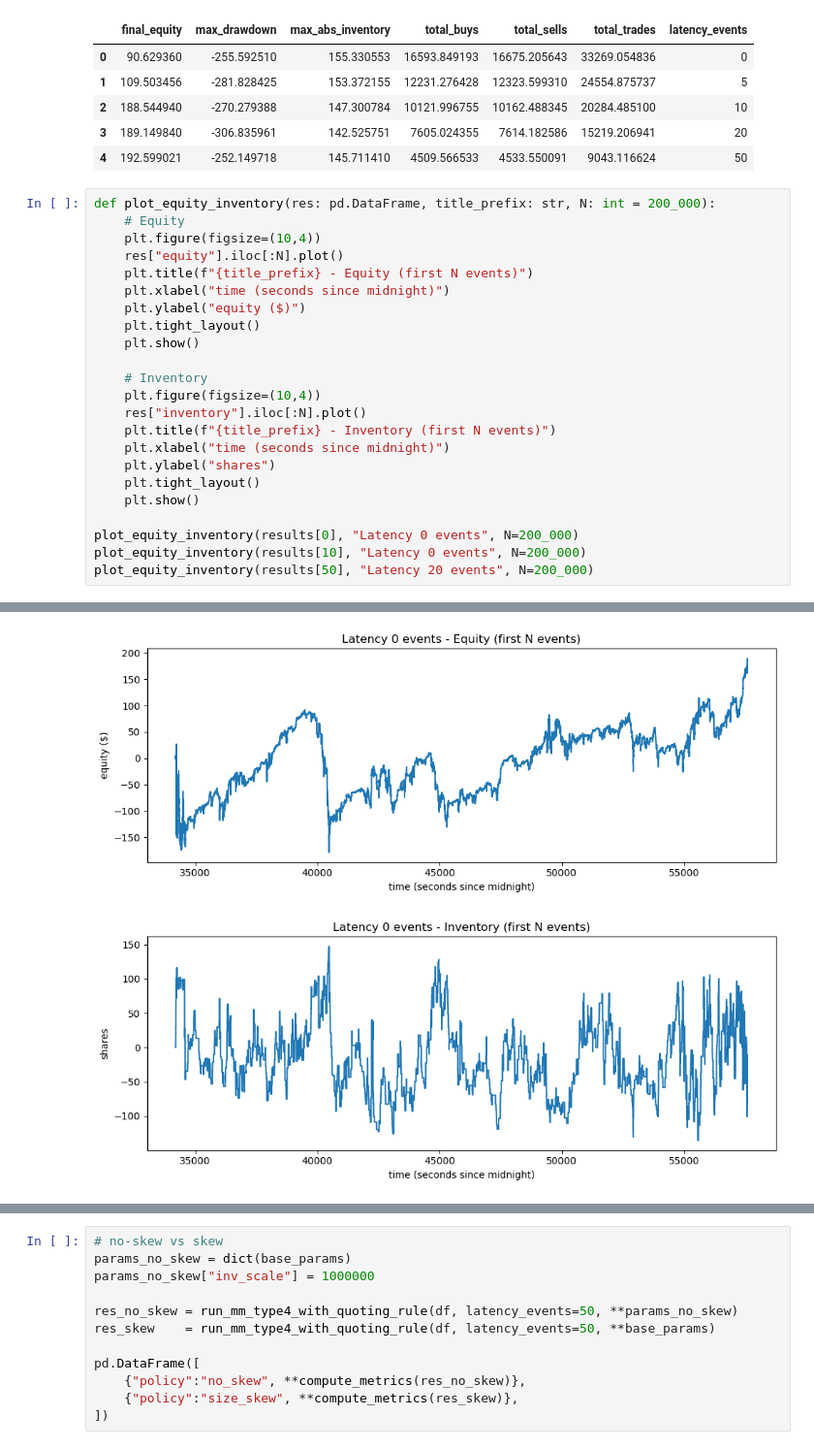
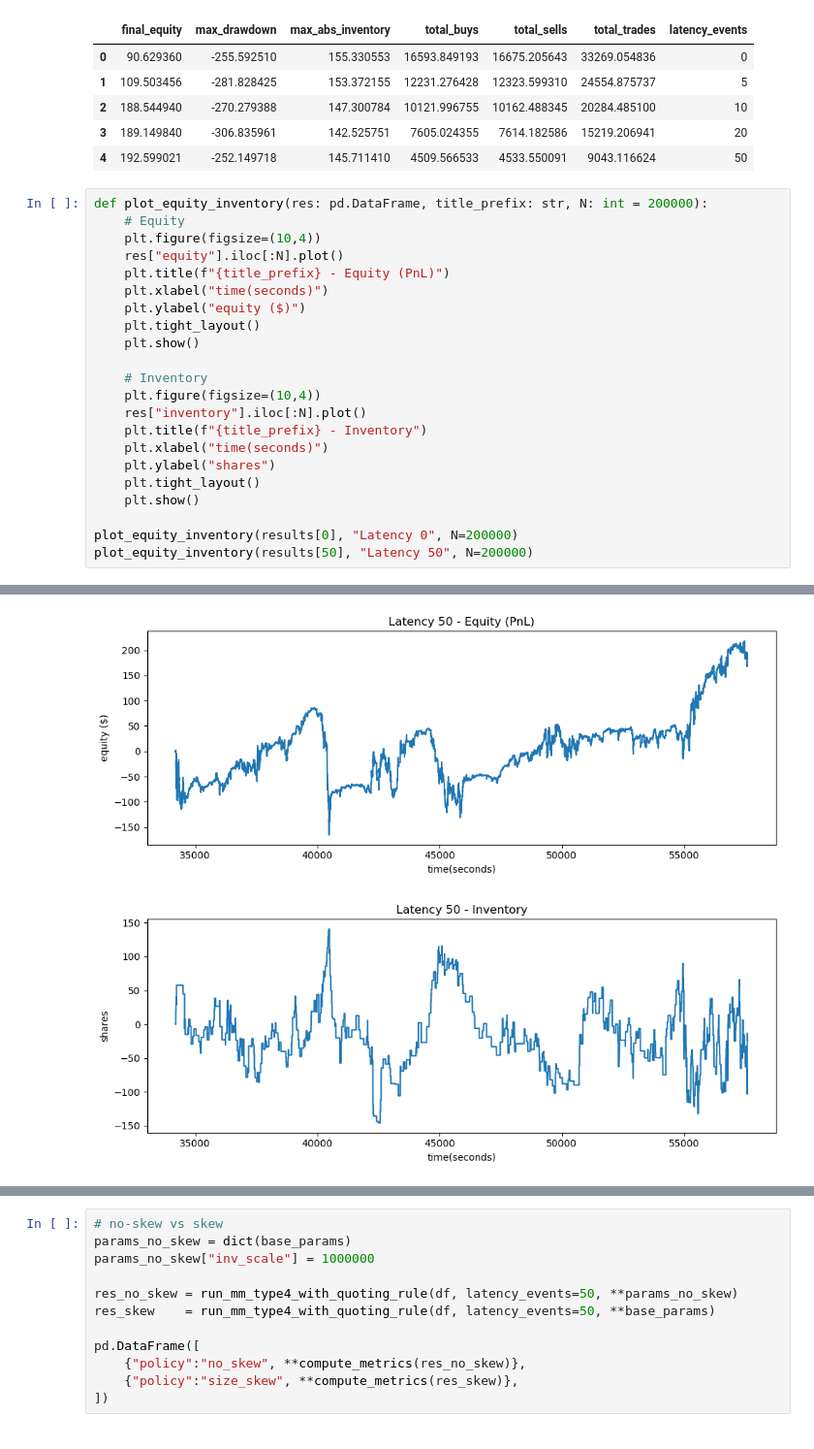
Before and after one commit to andreapezzella/lobster-mm-simulator, a Jupyter notebook: notebooks/04_mm_simulator_baseline.ipynb, the cells around one changed output, grey strips where cells are left out. Shown at 97% size. Drawn from its saved outputs; the diff is of its cells as text.

```diff
--- a/notebooks/04_mm_simulator_baseline.ipynb
+++ b/notebooks/04_mm_simulator_baseline.ipynb
@@ -273,12 +290,12 @@ summary
 | 3 | 189.149840 | -306.835961 | 142.525751 | 7605.024355 | 7614.182586 | 15219.206941 | 20 |
 | 4 | 192.599021 | -252.149718 | 145.711410 | 4509.566533 | 4533.550091 | 9043.116624 | 50 |
 # %%
-def plot_equity_inventory(res: pd.DataFrame, title_prefix: str, N: int = 200_000):
+def plot_equity_inventory(res: pd.DataFrame, title_prefix: str, N: int = 200000):
     # Equity
     plt.figure(figsize=(10,4))
     res["equity"].iloc[:N].plot()
-    plt.title(f"{title_prefix} - Equity (first N events)")
-    plt.xlabel("time (seconds since midnight)")
+    plt.title(f"{title_prefix} - Equity (PnL)")
+    plt.xlabel("time(seconds)")
     plt.ylabel("equity ($)")
     plt.tight_layout()
     plt.show()
@@ -286,13 +303,12 @@ def plot_equity_inventory(res: pd.DataFrame, title_prefix: str, N: int = 200_000
     # Inventory
     plt.figure(figsize=(10,4))
     res["inventory"].iloc[:N].plot()
-    plt.title(f"{title_prefix} - Inventory (first N events)")
-    plt.xlabel("time (seconds since midnight)")
+    plt.title(f"{title_prefix} - Inventory")
+    plt.xlabel("time(seconds)")
     plt.ylabel("shares")
     plt.tight_layout()
     plt.show()
 
-plot_equity_inventory(results[0], "Latency 0 events", N=200_000)
-plot_equity_inventory(results[10], "Latency 0 events", N=200_000)
-plot_equity_inventory(results[50], "Latency 20 events", N=200_000)
+plot_equity_inventory(results[0], "Latency 0", N=200000)
+plot_equity_inventory(results[50], "Latency 50", N=200000)
 # %% [output]
@@ -301,2 +317,2 @@ plot_equity_inventory(results[50], "Latency 20 events", N=200_000)
-[figure, old version]
+[figure, new version]
-[figure, old version]
+[figure, new version]
```
Also changed, not shown: parts of 4 cells of this notebook.
